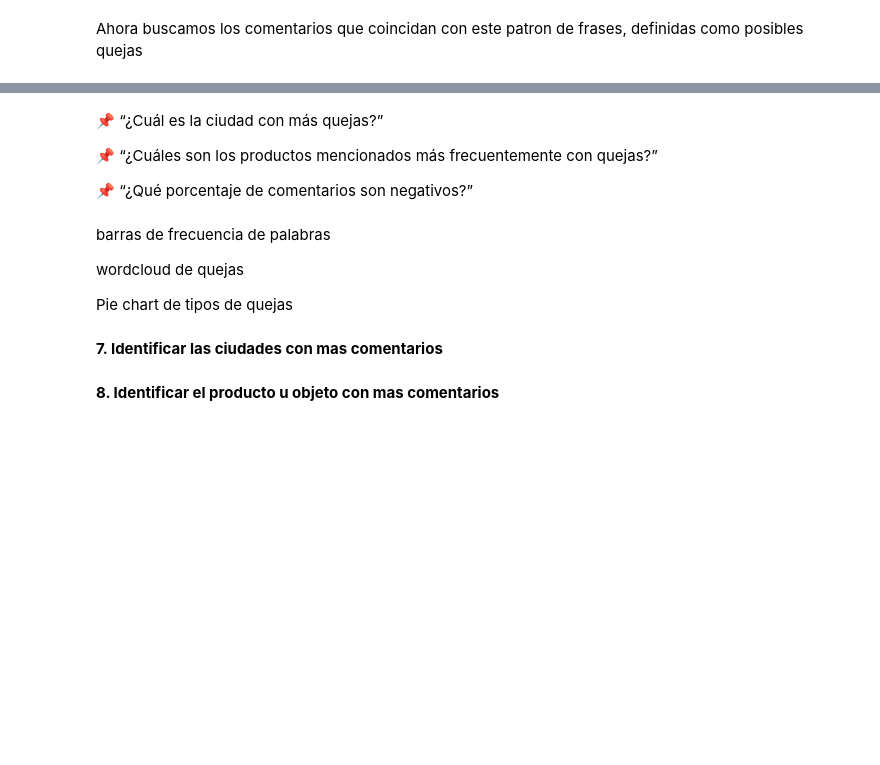
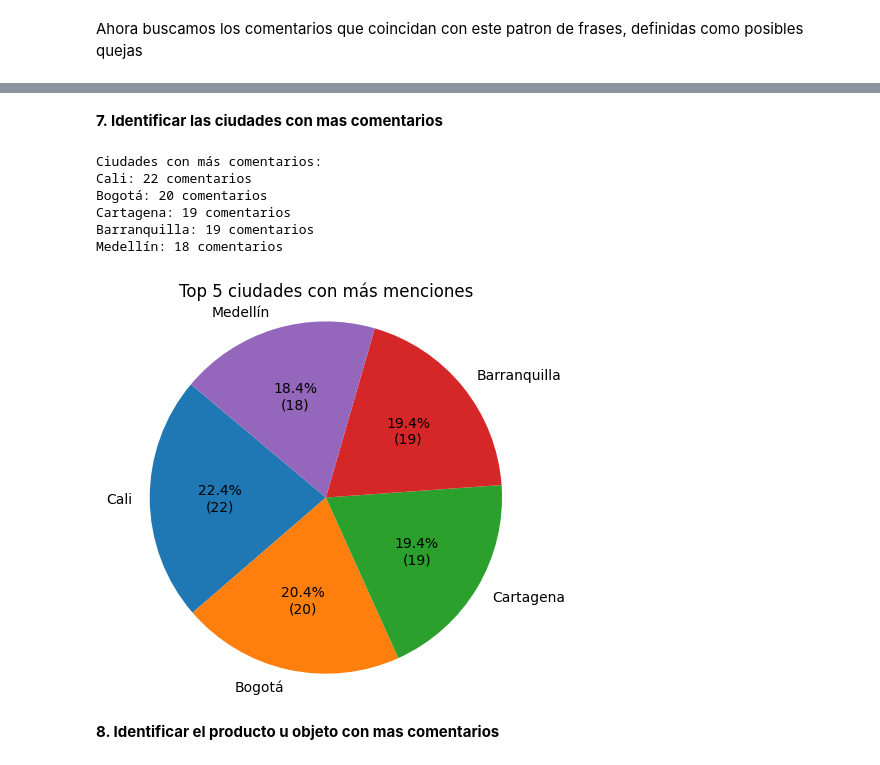
Before and after one commit to sebastianb92/nlp-labs, a Jupyter notebook: Session1/1-Spacy-Basics.ipynb, the cells around one changed output, grey strips where cells are left out. Cells and saved outputs as stored; diff of their text form; code cells hidden in the pictures; blank space fills up the shorter version.

```diff
--- a/Session1/1-Spacy-Basics.ipynb
+++ b/Session1/1-Spacy-Basics.ipynb
@@ -94,5 +114,2 @@ El archivo cuenta con 52 comentarios
 # %% [markdown]
 **3. Cuantas oraciones hay en el archivo?**
-# %%
-for i, doc in enumerate(docs):
-    print(f"Comentario {i}: {len(doc)} tokens, {len(list(doc.sents))} oraciones")
@@ -122,0 +153,10 @@ Se observa que muchos comentarios no necesariamente cuentan con una Entidad
+# %%
+entity_text_counter = Counter()
+
+for doc in docs:
+    for ent in doc.ents:
+        entity_text_counter[ent.text] += 1
+
+print("Top 10 entidades más frecuentes:")
+for ent, count in entity_text_counter.most_common(10):
+    print(f"{ent}: {count}")
@@ -155,24 +228,6 @@ for c in complaints:
-# %% [markdown]
-📌 “¿Cuál es la ciudad con más quejas?”
-
-📌 “¿Cuáles son los productos mencionados más frecuentemente con quejas?”
-
-📌 “¿Qué porcentaje de comentarios son negativos?”
-# %% [markdown]
-barras de frecuencia de palabras
-
-wordcloud de quejas
-
-Pie chart de tipos de quejas
 # %% [markdown]
 **7. Identificar las ciudades con mas comentarios**
 # %%
-from collections import Counter
-
-# Supongamos que ya tienes tus comentarios
-# comments = [...]  # lista de comentarios
-
-# Contador de ciudades
 cities_counter = Counter()
 
 for comment in comments:
@@ -183,9 +238,42 @@ for comment in comments:
 
 # Mostrar las ciudades con más menciones
 most_common_cities = cities_counter.most_common(5)
-print("Ciudades con más quejas:")
+print("Ciudades con más comentarios:")
 for city, count in most_common_cities:
-    print(f"{city}: {count} quejas")
+    print(f"{city}: {count} comentarios")
+# %% [output]
+Ciudades con más comentarios:
+Cali: 22 comentarios
+Bogotá: 20 comentarios
+Cartagena: 19 comentarios
+Barranquilla: 19 comentarios
+Medellín: 18 comentarios
+# %%
+most_common_cities = cities_counter.most_common(5)
+
+labels = [city for city, count in most_common_cities]
+sizes = [count for city, count in most_common_cities]
+
+def autopct_format(values):
+    def my_format(pct):
+        total = sum(values)
+        count = int(round(pct * total / 100.0))
+        return f'{pct:.1f}%\n({count})'
+    return my_format
+
+plt.figure(figsize=(5,5))
+plt.pie(
+    sizes,
+    labels=labels,
+    autopct=autopct_format(sizes),
+    startangle=140
+)
+
+plt.title("Top 5 ciudades con más menciones")
+plt.axis('equal')
+plt.show()
+# %% [output]
+[figure, added]
 # %% [markdown]
 **8. Identificar el producto u objeto con mas comentarios**
 # %%
```
Also changed, not shown: parts of 32 cells of this notebook.
